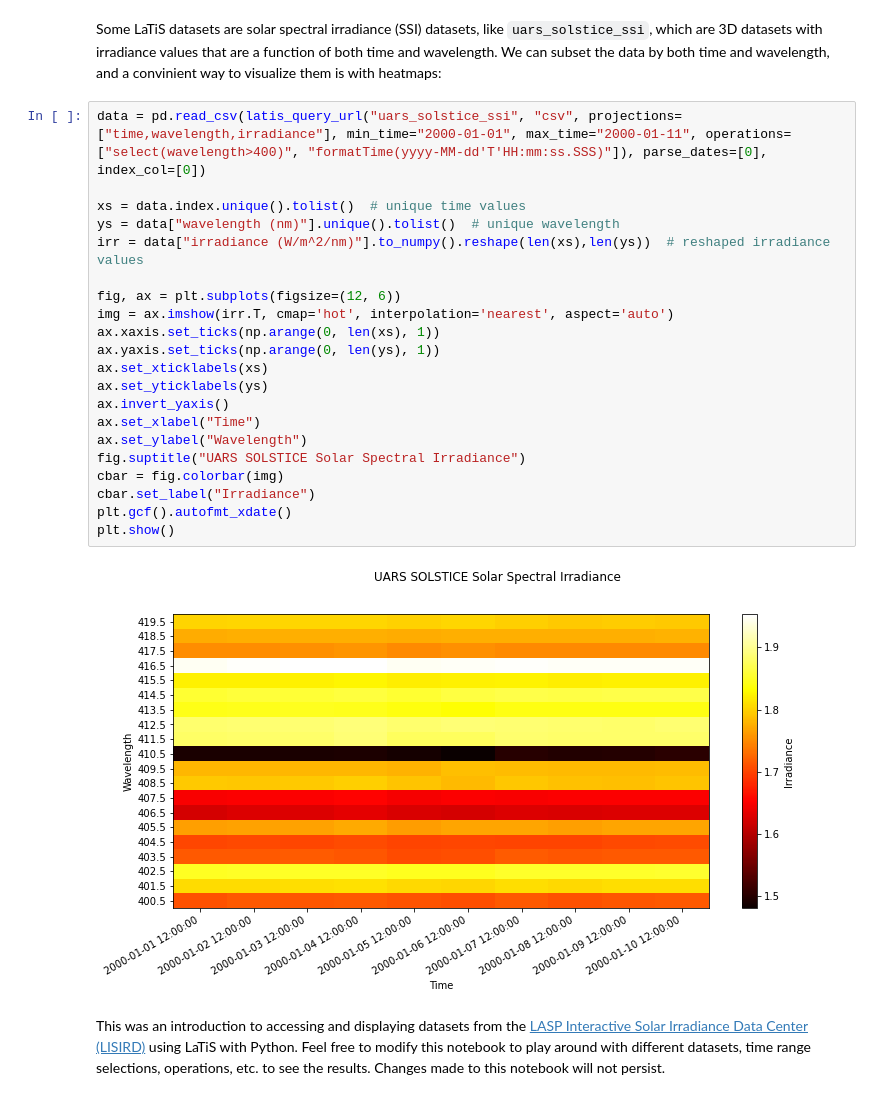
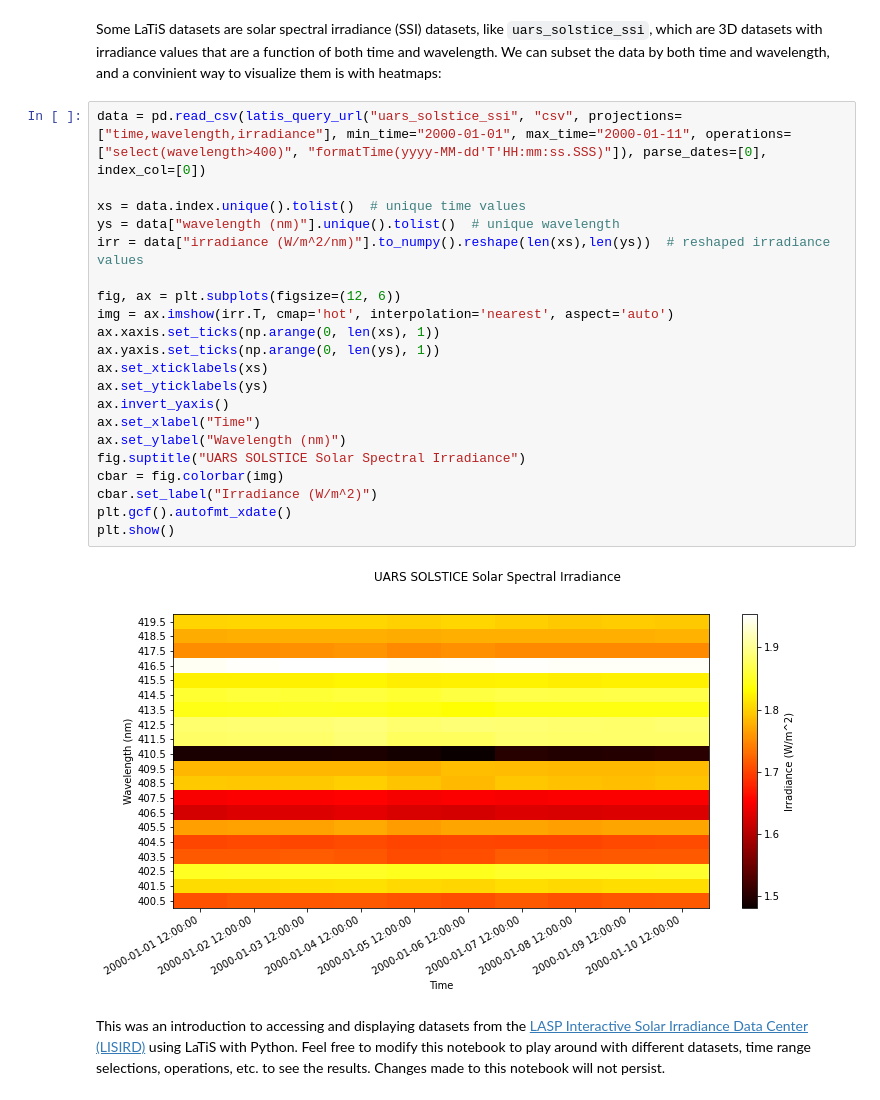
Before and after one commit to lasp/latis-notebooks, a Jupyter notebook: latis-lisird-notebook.ipynb, the cells around one changed output. Cells and saved outputs as stored; diff of their text form.

Commit message:
Add units to heatmap plot

```diff
--- a/latis-lisird-notebook.ipynb
+++ b/latis-lisird-notebook.ipynb
@@ -598,25 +598,25 @@ Some LaTiS datasets are solar spectral irradiance (SSI) datasets, like `uars_sol
 # %%
 data = pd.read_csv(latis_query_url("uars_solstice_ssi", "csv", projections=["time,wavelength,irradiance"], min_time="2000-01-01", max_time="2000-01-11", operations=["select(wavelength>400)", "formatTime(yyyy-MM-dd'T'HH:mm:ss.SSS)"]), parse_dates=[0], index_col=[0])
 
 xs = data.index.unique().tolist()  # unique time values
 ys = data["wavelength (nm)"].unique().tolist()  # unique wavelength
 irr = data["irradiance (W/m^2/nm)"].to_numpy().reshape(len(xs),len(ys))  # reshaped irradiance values
 
 fig, ax = plt.subplots(figsize=(12, 6))
 img = ax.imshow(irr.T, cmap='hot', interpolation='nearest', aspect='auto')
 ax.xaxis.set_ticks(np.arange(0, len(xs), 1))
 ax.yaxis.set_ticks(np.arange(0, len(ys), 1))
 ax.set_xticklabels(xs)
 ax.set_yticklabels(ys)
 ax.invert_yaxis()
 ax.set_xlabel("Time")
-ax.set_ylabel("Wavelength")
+ax.set_ylabel("Wavelength (nm)")
 fig.suptitle("UARS SOLSTICE Solar Spectral Irradiance")
 cbar = fig.colorbar(img)
-cbar.set_label("Irradiance")
+cbar.set_label("Irradiance (W/m^2)")
 plt.gcf().autofmt_xdate()
 plt.show()
 # %% [output]
-[figure, old version]
+[figure, new version]
 # %% [markdown]
 This was an introduction to accessing and displaying datasets from the [LASP Interactive Solar Irradiance Data Center (LISIRD)](https://lasp.colorado.edu/lisird) using LaTiS with Python. Feel free to modify this notebook to play around with different datasets, time range selections, operations, etc. to see the results. Changes made to this notebook will not persist.
```
